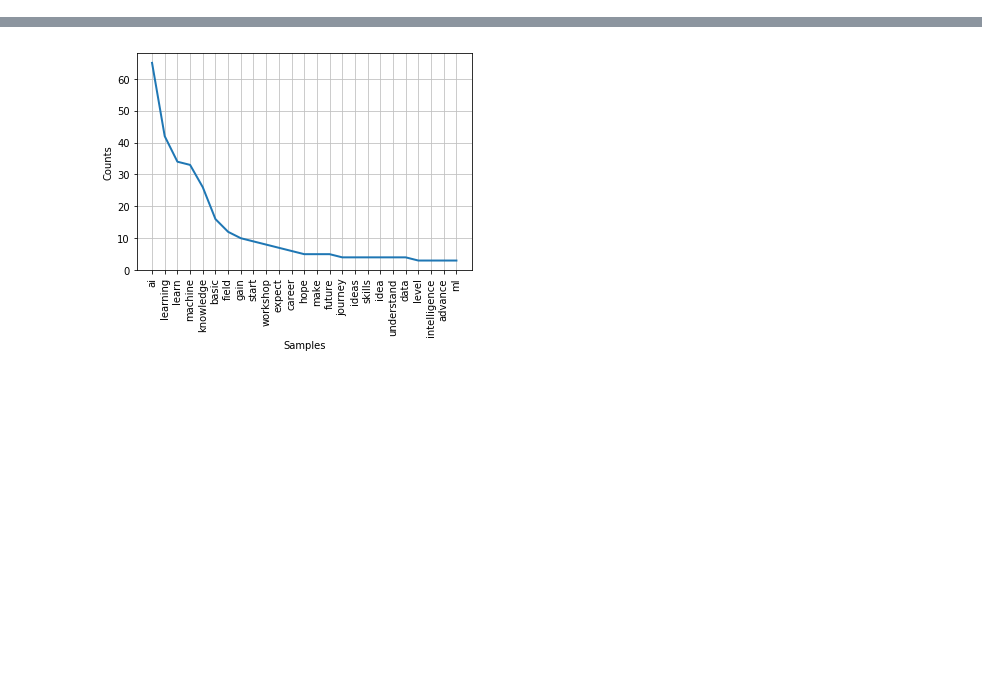
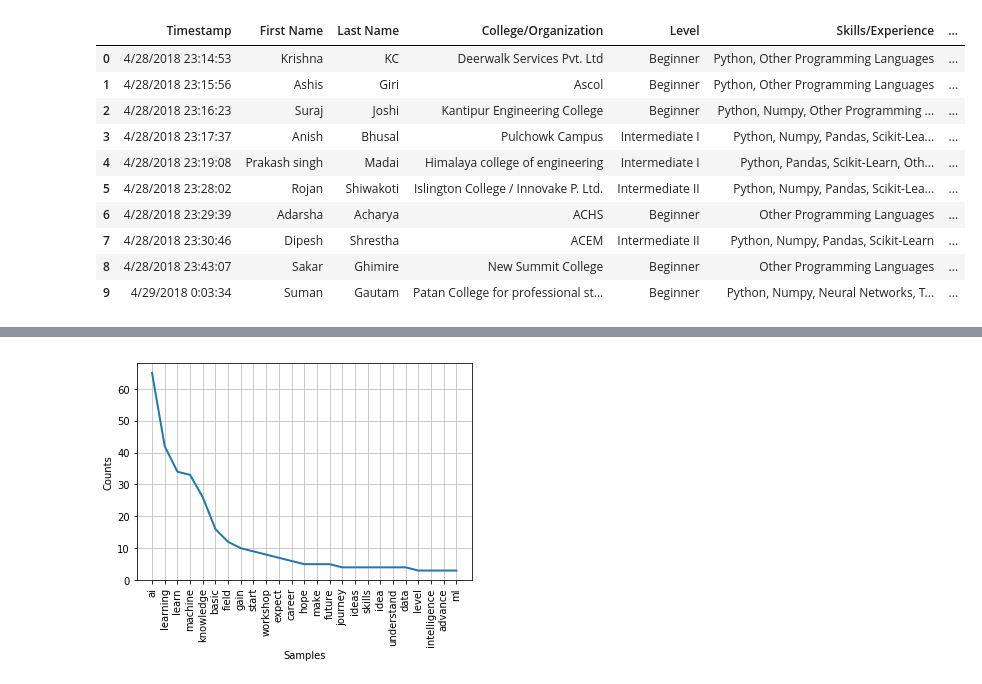
Before and after one commit to AiDevNepal/grand-design, a Jupyter notebook: grand-analysis.ipynb, the cells around one changed output, grey strips where cells are left out. Cells and saved outputs as stored; diff of their text form; code cells hidden in the pictures; blank space fills up the shorter version.

```diff
--- a/grand-analysis.ipynb
+++ b/grand-analysis.ipynb
@@ -48,2 +34,22 @@ data.head(10)
+# %%
+#data.head(10)
+# show top 10 data without any sensitive information
+data[['Timestamp', 'First Name', 'Last Name',
+       'College/Organization', 'Level', 'Skills/Experience',
+       'Have you attended any of our workshops?',
+       'What are your expectations from this workshop? (Optional)',
+       'Any relevant AI projects you have done (Optional)']][:10]
+# %% [output]
+|  | Timestamp | First Name | Last Name | College/Organization | Level | Skills/Experience | ... |
+| 0 | 4/28/2018 23:14:53 | Krishna | KC | Deerwalk Services Pvt. Ltd | Beginner | Python, Other Programming Languages | ... |
+| 1 | 4/28/2018 23:15:56 | Ashis | Giri | Ascol | Beginner | Python, Other Programming Languages | ... |
+| 2 | 4/28/2018 23:16:23 | Suraj | Joshi | Kantipur Engineering College | Beginner | Python, Numpy, Other Programming ... | ... |
+| 3 | 4/28/2018 23:17:37 | Anish | Bhusal | Pulchowk Campus | Intermediate I | Python, Numpy, Pandas, Scikit-Lea... | ... |
+| 4 | 4/28/2018 23:19:08 | Prakash singh | Madai | Himalaya college of engineering | Intermediate I | Python, Pandas, Scikit-Learn, Oth... | ... |
+| 5 | 4/28/2018 23:28:02 | Rojan | Shiwakoti | Islington College / Innovake P. Ltd. | Intermediate II | Python, Numpy, Pandas, Scikit-Lea... | ... |
+| 6 | 4/28/2018 23:29:39 | Adarsha | Acharya | ACHS | Beginner | Other Programming Languages | ... |
+| 7 | 4/28/2018 23:30:46 | Dipesh | Shrestha | ACEM | Intermediate II | Python, Numpy, Pandas, Scikit-Learn | ... |
+| 8 | 4/28/2018 23:43:07 | Sakar | Ghimire | New Summit College | Beginner | Other Programming Languages | ... |
+| 9 | 4/29/2018 0:03:34 | Suman | Gautam | Patan College for professional st... | Beginner | Python, Numpy, Neural Networks, T... | ... |
 # %%
 data.rename(columns={
```
Also changed, not shown: parts of 6 cells of this notebook.
